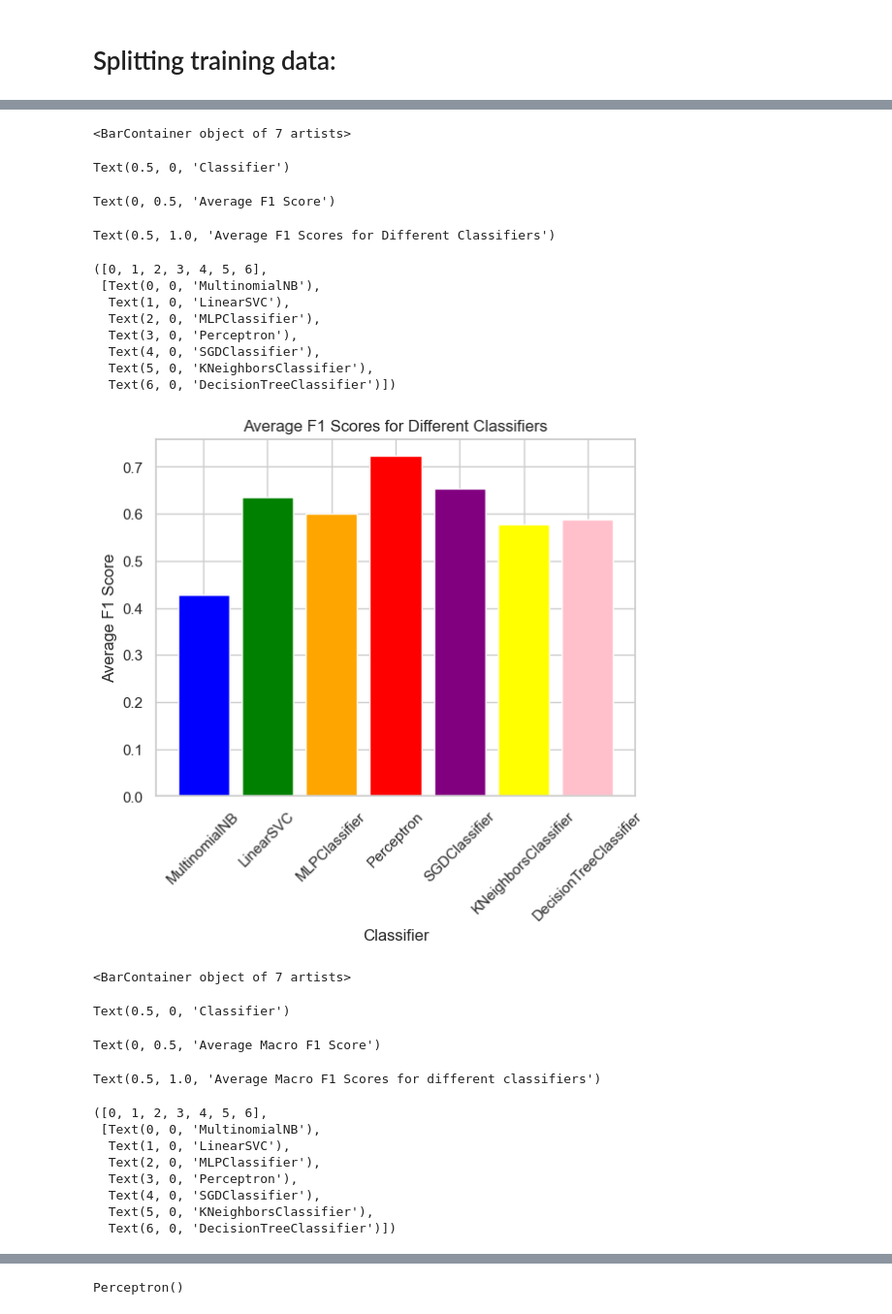
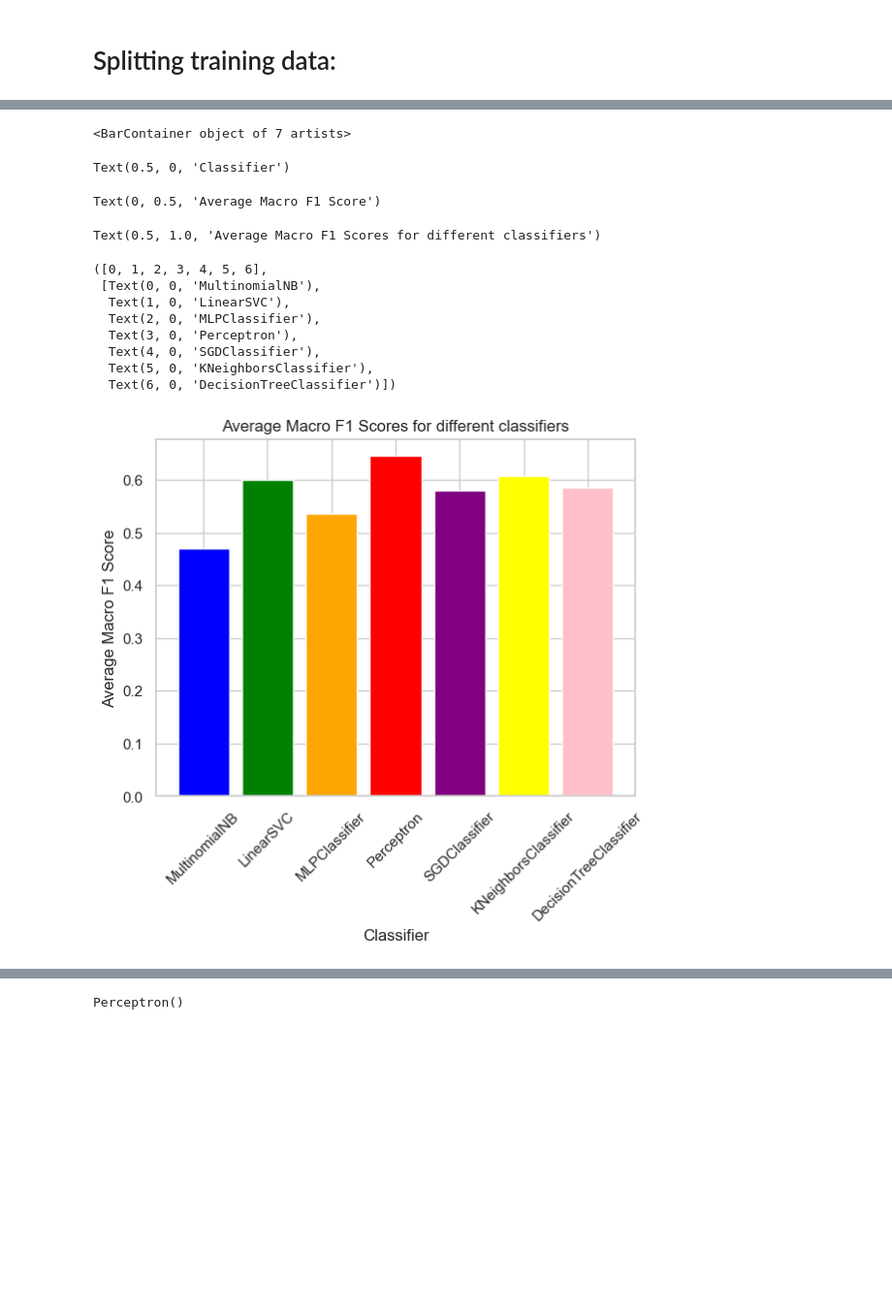
Before and after one commit to ItayGalili/Machine-learning-project, a Jupyter notebook: assignment3-text_analysis/Assignment3-text-analysis.ipynb, the cells around one changed output, grey strips where cells are left out. Shown at 97% size. Cells and saved outputs as stored; diff of their text form; code cells hidden in the pictures; blank space fills up the shorter version.

```diff
--- a/assignment3-text_analysis/Assignment3-text-analysis.ipynb
+++ b/assignment3-text_analysis/Assignment3-text-analysis.ipynb
@@ -249,7 +260,8 @@ y_train = df_train['gender']
 # %% [markdown]
 # Splitting training data:
 # %%
-# Split the training data for validation
-X_train_split, X_val_split, y_train_split, y_val_split = train_test_split(X_train, y_train, test_size=0.2, random_state=42)
+# Split the undersampled data into training and validation sets with stratified sampling
+X_train_split, X_val_split, y_train_split, y_val_split = train_test_split(
+    X_train_undersampled, y_train_undersampled, test_size=0.2, random_state=42)
 # %% [markdown]
 # Machine Learning:
@@ -276,13 +288,16 @@ param_grid = {
     },
     'MLPClassifier': {
         'hidden_layer_sizes': [(50,), (100,), (50, 50)],
-        'alpha': [0.0001, 0.001, 0.01]
+        'alpha': [0.0001, 0.001, 0.01],
+        'max_iter': [1000, 2000]
     },
     'Perceptron': {
-        'alpha': [0.0001, 0.001, 0.01]
+        'alpha': [0.0001, 0.001, 0.01],
+        'max_iter': [1000, 2000]
     },
     'SGDClassifier': {
-        'alpha': [0.0001, 0.001, 0.01]
+        'alpha': [0.0001, 0.001, 0.01],
+        'max_iter': [1000, 2000]
     },
     'KNeighborsClassifier': {
         'n_neighbors': [3, 5, 7]
@@ -292,7 +307,6 @@ param_grid = {
     }
 }
 
-f1_scores = {}
 macro_average_f1_scores = {}
 
 for classifier_name, classifier in classifiers.items():
@@ -311,17 +325,7 @@ for classifier_name, classifier in classifiers.items():
     # Evaluate the best model on the test data
     y_val_pred = best_model.predict(X_val_split)
 
-    # Calculate f1 scores
-    f1_male = f1_score(y_val_split, y_val_pred, pos_label='m')
-    f1_female = f1_score(y_val_split, y_val_pred, pos_label='f')
-    average_f1 = (f1_male + f1_female) / 2
-
-    # Save f1_scores to understand what is the best classifier
-    f1_scores[classifier_name] = average_f1
-
-    print(f"{classifier_name} - Average f1 score: {average_f1}")
-
-    # Perform cross-validation
+    # Perform cross-validation and Save f1_macro scores to understand what is the best classifier
     cv_scores = cross_val_score(best_model, X_train, y_train, cv=5, scoring='f1_macro')
     cv_scores_mean = cv_scores.mean()
 
@@ -349,49 +391,27 @@ for classifier_name, classifier in classifiers.items():
 # %%
 colors = ['blue', 'green', 'orange', 'red', 'purple', 'yellow','pink']
-classifier_names = list(f1_scores.keys())
-scores = list(f1_scores.values())
-
-# Plot the F1 scores
-plt.bar(classifier_names, scores, color=colors)
-plt.xlabel('Classifier')
-plt.ylabel('Average F1 Score')
-plt.title('Average F1 Scores for Different Classifiers')
-plt.xticks(rotation=45)
-plt.show()
 
 classifier_names = list(macro_average_f1_scores.keys())
 scores = list(macro_average_f1_scores.values())
 
 # Plot the F1 scores
 plt.bar(classifier_names, scores, color=colors)
 plt.xlabel('Classifier')
 plt.ylabel('Average Macro F1 Score')
 plt.title('Average Macro F1 Scores for different classifiers')
 plt.xticks(rotation=45)
 plt.show()
 # %% [output]
 <BarContainer object of 7 artists>
 Text(0.5, 0, 'Classifier')
-Text(0, 0.5, 'Average F1 Score')
+Text(0, 0.5, 'Average Macro F1 Score')
-Text(0.5, 1.0, 'Average F1 Scores for Different Classifiers')
+Text(0.5, 1.0, 'Average Macro F1 Scores for different classifiers')
 ([0, 1, 2, 3, 4, 5, 6],
  [Text(0, 0, 'MultinomialNB'),
   Text(1, 0, 'LinearSVC'),
   Text(2, 0, 'MLPClassifier'),
   Text(3, 0, 'Perceptron'),
   Text(4, 0, 'SGDClassifier'),
   Text(5, 0, 'KNeighborsClassifier'),
   Text(6, 0, 'DecisionTreeClassifier')])
-[figure, old version]
+[figure, new version]
-<BarContainer object of 7 artists>
-Text(0.5, 0, 'Classifier')
-Text(0, 0.5, 'Average Macro F1 Score')
-Text(0.5, 1.0, 'Average Macro F1 Scores for different classifiers')
-([0, 1, 2, 3, 4, 5, 6],
- [Text(0, 0, 'MultinomialNB'),
-  Text(1, 0, 'LinearSVC'),
-  Text(2, 0, 'MLPClassifier'),
-  Text(3, 0, 'Perceptron'),
-  Text(4, 0, 'SGDClassifier'),
-  Text(5, 0, 'KNeighborsClassifier'),
-  Text(6, 0, 'DecisionTreeClassifier')])
```
Also changed, not shown: parts of 13 cells of this notebook.
